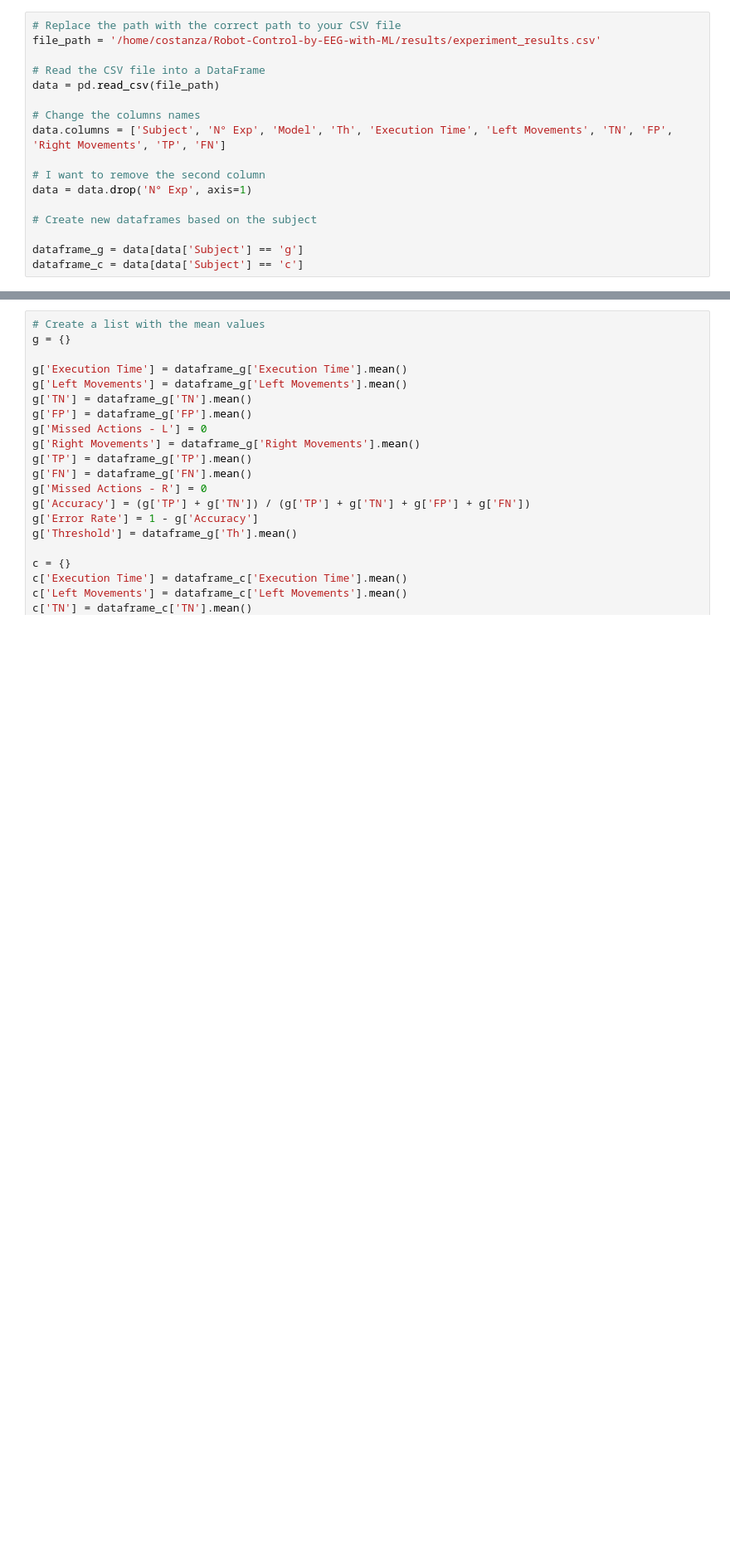
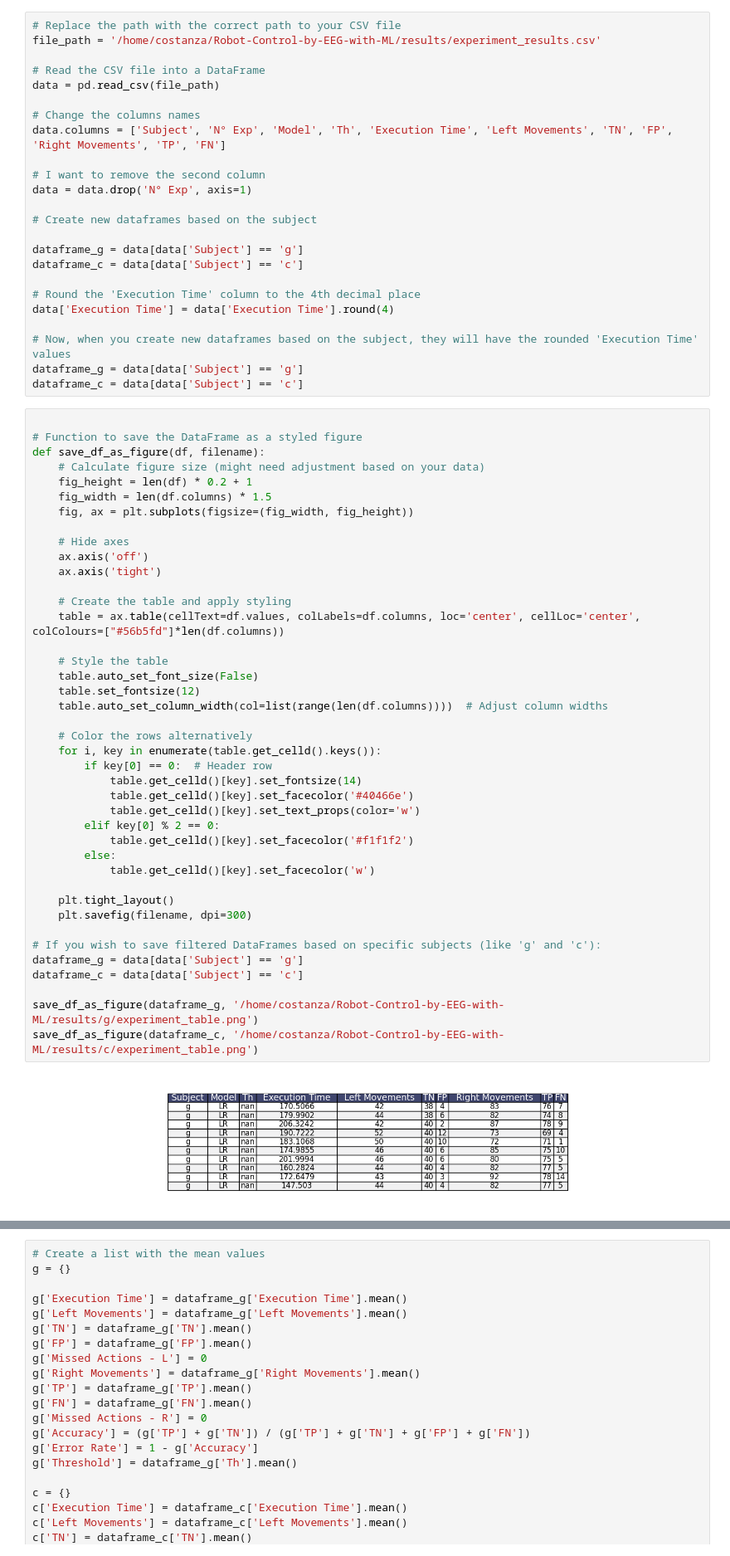
Before and after one commit to costanzapistone/Robot-Control-by-EEG-with-ML, a Jupyter notebook: code/results_data_analysis.ipynb, the cells around one changed output, grey strips where cells are left out. Shown at 83% size. Saved outputs shown, nothing was run; the diff lists cells and outputs as text; blank space fills up the shorter version.

Commit message:
plots

```diff
--- a/code/results_data_analysis.ipynb
+++ b/code/results_data_analysis.ipynb
@@ -17,3 +18,53 @@ data = data.drop('N° Exp', axis=1)
 
 dataframe_g = data[data['Subject'] == 'g']
 dataframe_c = data[data['Subject'] == 'c']
+
+# Round the 'Execution Time' column to the 4th decimal place
+data['Execution Time'] = data['Execution Time'].round(4)
+
+# Now, when you create new dataframes based on the subject, they will have the rounded 'Execution Time' values
+dataframe_g = data[data['Subject'] == 'g']
+dataframe_c = data[data['Subject'] == 'c']
+# %%
+
+# Function to save the DataFrame as a styled figure
+def save_df_as_figure(df, filename):
+    # Calculate figure size (might need adjustment based on your data)
+    fig_height = len(df) * 0.2 + 1
+    fig_width = len(df.columns) * 1.5
+    fig, ax = plt.subplots(figsize=(fig_width, fig_height))
+
+    # Hide axes
+    ax.axis('off')
+    ax.axis('tight')
+
+    # Create the table and apply styling
+    table = ax.table(cellText=df.values, colLabels=df.columns, loc='center', cellLoc='center', colColours=["#56b5fd"]*len(df.columns))
+
+    # Style the table
+    table.auto_set_font_size(False)
+    table.set_fontsize(12)
+    table.auto_set_column_width(col=list(range(len(df.columns))))  # Adjust column widths
+
+    # Color the rows alternatively
+    for i, key in enumerate(table.get_celld().keys()):
+        if key[0] == 0:  # Header row
+            table.get_celld()[key].set_fontsize(14)
+            table.get_celld()[key].set_facecolor('#40466e')
+            table.get_celld()[key].set_text_props(color='w')
+        elif key[0] % 2 == 0:
+            table.get_celld()[key].set_facecolor('#f1f1f2')
+        else:
+            table.get_celld()[key].set_facecolor('w')
+
+    plt.tight_layout()
+    plt.savefig(filename, dpi=300)
+
+# If you wish to save filtered DataFrames based on specific subjects (like 'g' and 'c'):
+dataframe_g = data[data['Subject'] == 'g']
+dataframe_c = data[data['Subject'] == 'c']
+
+save_df_as_figure(dataframe_g, '/home/costanza/Robot-Control-by-EEG-with-ML/results/g/experiment_table.png')
+save_df_as_figure(dataframe_c, '/home/costanza/Robot-Control-by-EEG-with-ML/results/c/experiment_table.png')
+# %% [output]
+[figure, added]
```
Also changed, not shown: parts of 4 cells of this notebook, 2 other files.
